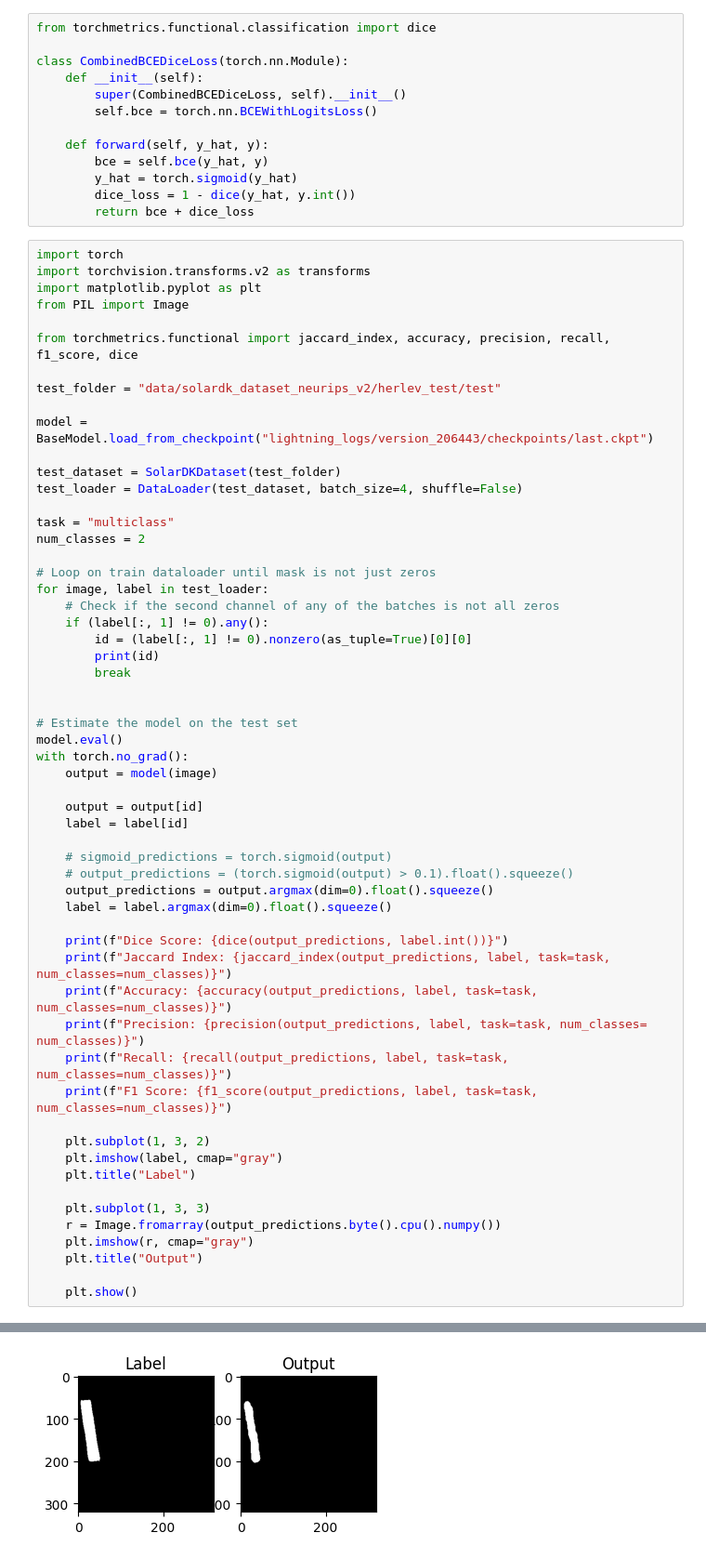
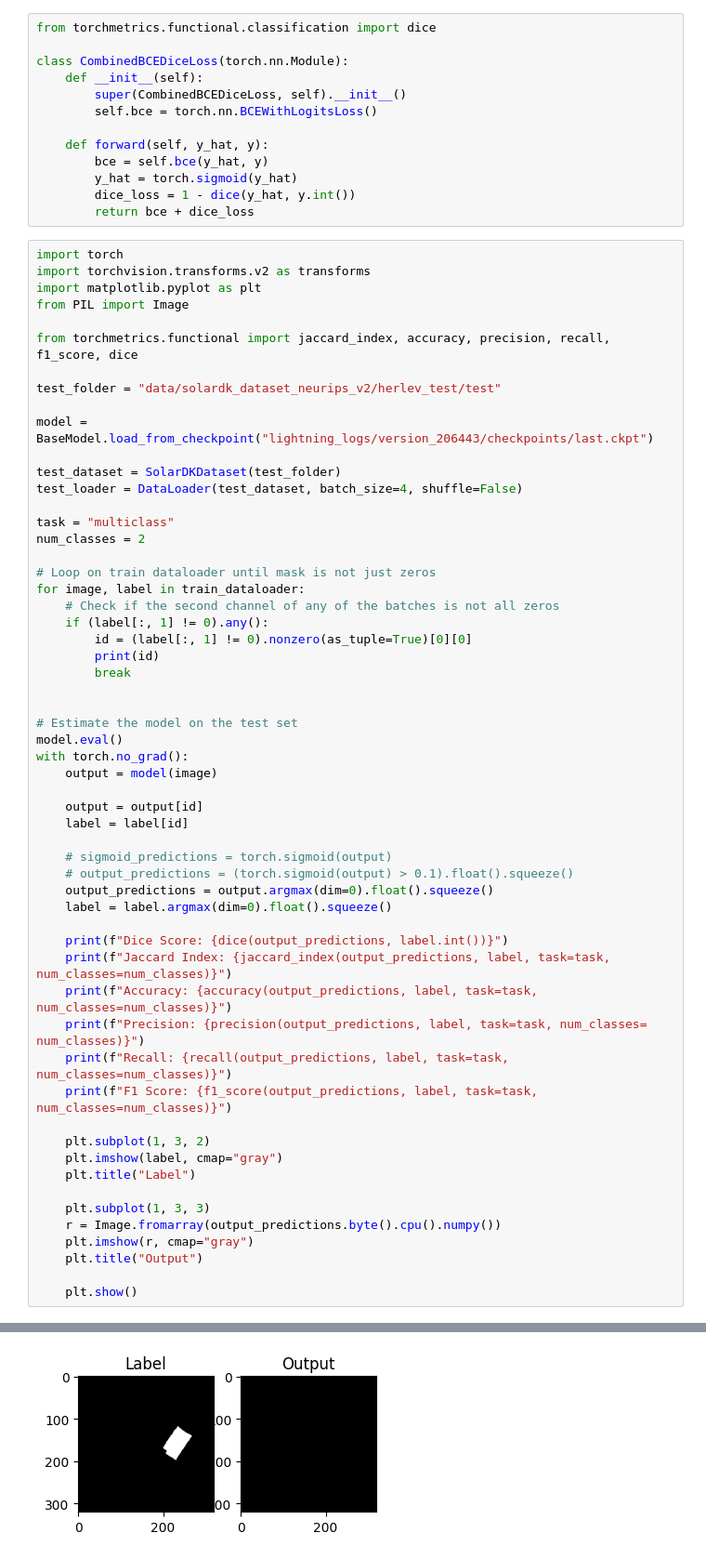
Before and after one commit to Tiburso/EnerVision, a Jupyter notebook: dataloaders.ipynb, the cells around one changed output, grey strips where cells are left out. Shown: that part at 93% size. Cells and saved outputs as stored; diff of their text form.

```diff
--- a/dataloaders.ipynb
+++ b/dataloaders.ipynb
@@ -118,7 +118,7 @@ task = "multiclass"
 num_classes = 2
 
 # Loop on train dataloader until mask is not just zeros
-for image, label in test_loader:
+for image, label in train_dataloader:
     # Check if the second channel of any of the batches is not all zeros
     if (label[:, 1] != 0).any():
         id = (label[:, 1] != 0).nonzero(as_tuple=True)[0][0]
@@ -169 +167 @@ F1 Score: 0.9888378977775574
-[figure, old version]
+[figure, new version]
```
Also changed, not shown: parts of 1 cell of this notebook, 2 other files.
